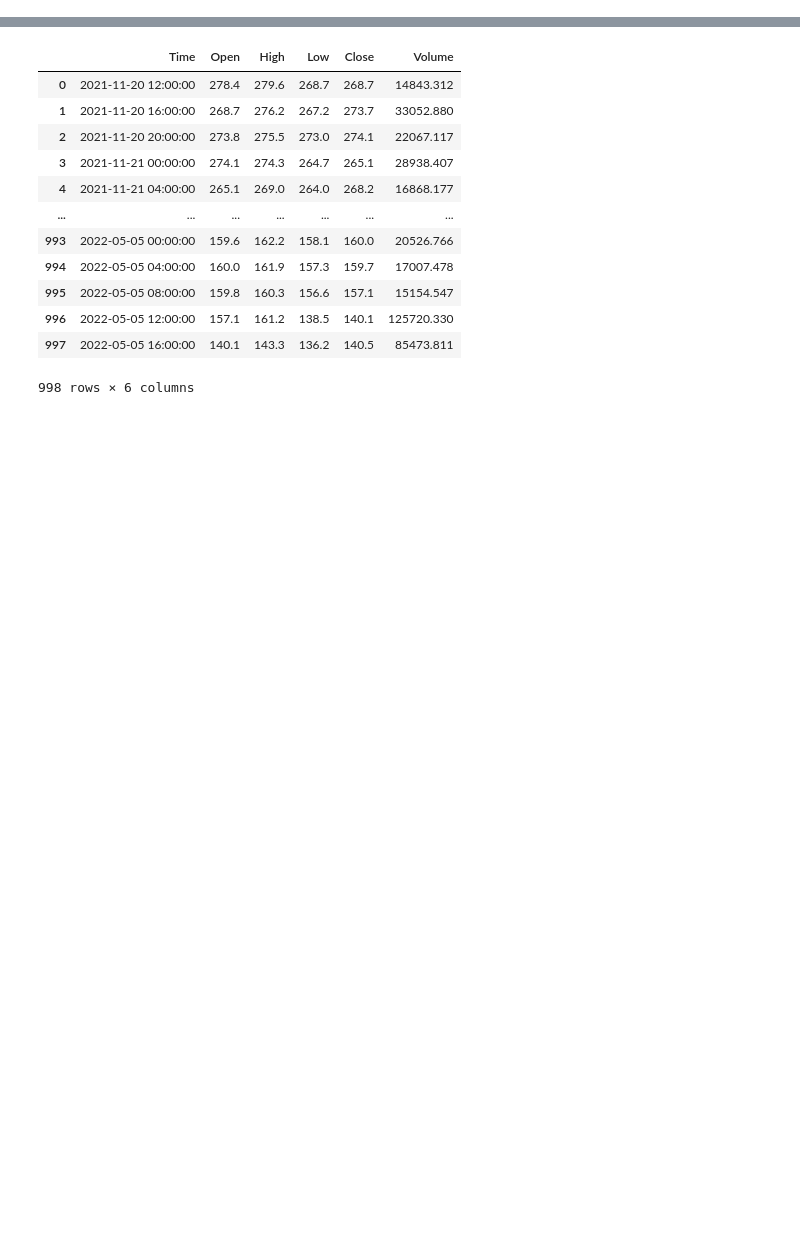
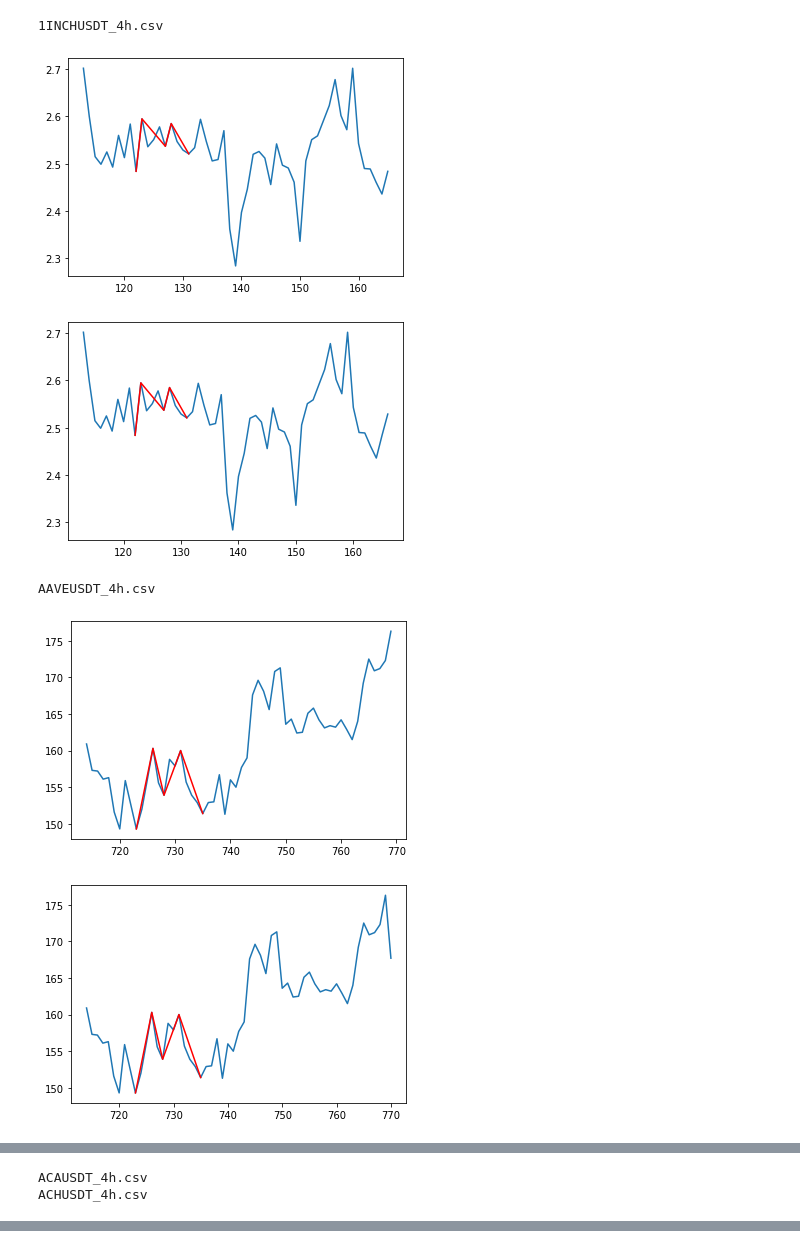
Before and after one commit to elcreek/work, a Jupyter notebook: harmonicsV2.ipynb, the cells around one changed output, grey strips where cells are left out. Saved outputs shown, nothing was run; the diff lists cells and outputs as text; code cells hidden in the pictures; blank space fills up the shorter version.

```diff
--- a/harmonicsV2.ipynb
+++ b/harmonicsV2.ipynb
@@ -38,17 +38,22 @@ def is_gartley(ertiyab = 0.11):
         BCu = current_pat_H[3] - current_pat_L[2]
         CDu = current_pat_L[4] - current_pat_H[3]
 
+        ADu = current_pat_L[4] - current_pat_H[1]
+
         AB_range = np.array([0.618 - ertiyab, 0.618 + ertiyab ])*abs(XAu)
         BC_range = np.array([0.382 - ertiyab, 0.886 + ertiyab ])*abs(ABu)
         CD_range = np.array([1.27 - ertiyab, 1.618 + ertiyab ])*abs(BCu)
+
+        AD_range = np.array([0.786 - ertiyab, 0.786 + ertiyab ])*abs(XAu)
 
 
         if (current_idx[0] in troughs_idx) and (current_idx[1] in peaks_idx) \
         and (current_idx[2] in troughs_idx) and (current_idx[3] in peaks_idx) and (current_idx[4] in troughs_idx):
 
-            if XAu>0 and ABu<0 and BCu>0 and CDu<0 :
+            if XAu>0 and ABu<0 and BCu>0 and CDu<0 and ADu<0:
 
-                if AB_range[0]<abs(ABu)<AB_range[1] and BC_range[0]<abs(BCu)<BC_range[1] and CD_range[0]<abs(CDu)<CD_range[1]:
+                if AB_range[0]<abs(ABu)<AB_range[1] and BC_range[0]<abs(BCu)<BC_range[1] and CD_range[0]<abs(CDu)<CD_range[1] \
+                    and AD_range[0]<abs(ADu)<AD_range[1]:
 
                     # avoid index getting out of range
                     # a=33 # how many candle after the pattern to be shown
@@ -82,17 +87,21 @@ def is_gartley(ertiyab = 0.11):
         ABd = current_pat_H[2] - current_pat_L[1]
         BCd = current_pat_L[3] - current_pat_H[2]
         CDd = current_pat_H[4] - current_pat_L[3]
+        ADd = current_pat_H[4] - current_pat_L[1]
 
         AB_range = np.array([0.618 - ertiyab, 0.618 + ertiyab ])*abs(XAd)
         BC_range = np.array([0.382 - ertiyab, 0.886 + ertiyab ])*abs(ABd)
         CD_range = np.array([1.27 - ertiyab, 1.618 + ertiyab ])*abs(BCd)
 
+        AD_range = np.array([0.786 - ertiyab, 0.786 + ertiyab ])*abs(XAd)
+
         if (current_idx[0] in peaks_idx) and (current_idx[1] in troughs_idx) \
         and (current_idx[2] in peaks_idx) and (current_idx[3] in troughs_idx) and (current_idx[4] in peaks_idx):
 
-            if XAd<0 and ABd>0 and BCd<0 and CDd>0 :
+            if XAd<0 and ABd>0 and BCd<0 and CDd>0 and ADd>0 :
 
-                if AB_range[0]<abs(ABd)<AB_range[1] and BC_range[0]<abs(BCd)<BC_range[1] and CD_range[0]<abs(CDd)<CD_range[1]:
+                if AB_range[0]<abs(ABd)<AB_range[1] and BC_range[0]<abs(BCd)<BC_range[1] and CD_range[0]<abs(CDd)<CD_range[1] \
+                    and AD_range[0]<abs(ADd)<AD_range[1]:
 
                     # avoid index getting out of range
                     # a=33 # how many candle after the pattern to be shown
@@ -122,24 +131,29 @@ def is_butterfly(ertiyab = 0.11):
 
     if len(current_idx) == 5:
 
-        # Bulish Gartley
+        # Bulish butterfly
 
         XAu = current_pat_H[1] - current_pat_L[0]
         ABu = current_pat_L[2] - current_pat_H[1]
         BCu = current_pat_H[3] - current_pat_L[2]
         CDu = current_pat_L[4] - current_pat_H[3]
 
+        ADu = current_pat_L[4] - current_pat_H[1]
+
         AB_range = np.array([0.786 - ertiyab, 0.786 + ertiyab ])*abs(XAu)
         BC_range = np.array([0.382 - ertiyab, 0.886 + ertiyab ])*abs(ABu)
         CD_range = np.array([1.618 - ertiyab, 2.618 + ertiyab ])*abs(BCu)
+
+        AD_range = np.array([1.27 - ertiyab, 1.618 + ertiyab ])*abs(XAu)
 
 
         if (current_idx[0] in troughs_idx) and (current_idx[1] in peaks_idx) \
         and (current_idx[2] in troughs_idx) and (current_idx[3] in peaks_idx) and (current_idx[4] in troughs_idx):
 
-            if XAu>0 and ABu<0 and BCu>0 and CDu<0 :
+            if XAu>0 and ABu<0 and BCu>0 and CDu<0 and ADu<0 :
 
-                if AB_range[0]<abs(ABu)<AB_range[1] and BC_range[0]<abs(BCu)<BC_range[1] and CD_range[0]<abs(CDu)<CD_range[1]:
+                if AB_range[0]<abs(ABu)<AB_range[1] and BC_range[0]<abs(BCu)<BC_range[1] and CD_range[0]<abs(CDu)<CD_range[1] \
+                    and AD_range[0]<abs(ADu)<AD_range[1]:
 
                     # avoid index getting out of range
                     # a=33 # how many candle after the pattern to be shown
@@ -167,23 +181,29 @@ def is_butterfly(ertiyab = 0.11):
 
 
 
-                # Bearish Gartley
+                # Bearish butterfly
 
         XAd = current_pat_L[1] - current_pat_H[0]
         ABd = current_pat_H[2] - current_pat_L[1]
         BCd = current_pat_L[3] - current_pat_H[2]
         CDd = current_pat_H[4] - current_pat_L[3]
 
+        ADd = current_pat_H[4] - current_pat_L[1]
+
         AB_range = np.array([0.786 - ertiyab, 0.786 + ertiyab ])*abs(XAd)
         BC_range = np.array([0.382 - ertiyab, 0.886 + ertiyab ])*abs(ABd)
         CD_range = np.array([1.618 - ertiyab, 2.618 + ertiyab ])*abs(BCd)
 
+        AD_range = np.array([1.27 - ertiyab, 1.618 + ertiyab ])*abs(XAu)
+
+
         if (current_idx[0] in peaks_idx) and (current_idx[1] in troughs_idx) \
         and (current_idx[2] in peaks_idx) and (current_idx[3] in troughs_idx) and (current_idx[4] in peaks_idx):
 
-            if XAd<0 and ABd>0 and BCd<0 and CDd>0 :
+            if XAd<0 and ABd>0 and BCd<0 and CDd>0 and ADd>0 :
 
-                if AB_range[0]<abs(ABd)<AB_range[1] and BC_range[0]<abs(BCd)<BC_range[1] and CD_range[0]<abs(CDd)<CD_range[1]:
+                if AB_range[0]<abs(ABd)<AB_range[1] and BC_range[0]<abs(BCd)<BC_range[1] and CD_range[0]<abs(CDd)<CD_range[1] \
+                    and AD_range[0]<abs(ADd)<AD_range[1]:
 
                     # avoid index getting out of range
                     # a=33 # how many candle after the pattern to be shown
@@ -255,27 +275,35 @@ for i in range(100, len(price)):
 # %%
 # test all pairs
 
 timeframe='4h'
 
 outdir=f"{os.getcwd()}/data/{timeframe}"
 
 for filename in os.listdir(outdir):
     # symbol = filename.replace(f\"_{timeframe}.csv\",\"\")
     df = pd.read_csv(f"{outdir}/{filename}")
     df.Time = pd.to_datetime(df.Time, format='%Y.%m.%d %H:%M:%S.%f')
     df = df.set_index(df.Time)
 
     print(filename)
 
     price = df.copy()
     ertiyab = 0.11
 
     for i in range(100, len(price)):
 
-        current_idx, current_pat, current_pat_H, current_pat_L, start, end, peaks_idx, troughs_idx = spike_detect(price, order=5)
+        current_idx, current_pat, current_pat_H, current_pat_L, start, end, peaks_idx, troughs_idx = spike_detect(price, order=2)
+        # res = is_butterfly(ertiyab)
         res = is_gartley(ertiyab)
 
         if res == 1:
             plt.plot(np.arange(start-9, i+33), price.Close.values[start-9:i+33])
             plt.plot(current_idx, current_pat, c='r')
             plt.show()
+# %% [output]
+1INCHUSDT_4h.csv
+[figure, added]
+[figure, added]
+AAVEUSDT_4h.csv
+[figure, added]
+[figure, added]
@@ -281,0 +312,2 @@ for filename in os.listdir(outdir):
+ACAUSDT_4h.csv
+ACHUSDT_4h.csv
@@ -282,17 +317,0 @@ for filename in os.listdir(outdir):
-# %%
-df = pd.read_csv(f"data\\4h\AAVEUSDT_4h.csv")
-df
-# %% [output]
-|  | Time | Open | High | Low | Close | Volume |
-| 0 | 2021-11-20 12:00:00 | 278.4 | 279.6 | 268.7 | 268.7 | 14843.312 |
-| 1 | 2021-11-20 16:00:00 | 268.7 | 276.2 | 267.2 | 273.7 | 33052.880 |
-| 2 | 2021-11-20 20:00:00 | 273.8 | 275.5 | 273.0 | 274.1 | 22067.117 |
-| 3 | 2021-11-21 00:00:00 | 274.1 | 274.3 | 264.7 | 265.1 | 28938.407 |
-| 4 | 2021-11-21 04:00:00 | 265.1 | 269.0 | 264.0 | 268.2 | 16868.177 |
-| ... | ... | ... | ... | ... | ... | ... |
-| 993 | 2022-05-05 00:00:00 | 159.6 | 162.2 | 158.1 | 160.0 | 20526.766 |
-| 994 | 2022-05-05 04:00:00 | 160.0 | 161.9 | 157.3 | 159.7 | 17007.478 |
-| 995 | 2022-05-05 08:00:00 | 159.8 | 160.3 | 156.6 | 157.1 | 15154.547 |
-| 996 | 2022-05-05 12:00:00 | 157.1 | 161.2 | 138.5 | 140.1 | 125720.330 |
-| 997 | 2022-05-05 16:00:00 | 140.1 | 143.3 | 136.2 | 140.5 | 85473.811 |
-998 rows × 6 columns
```
Also changed, not shown: parts of 2 cells of this notebook, 3 other files.
